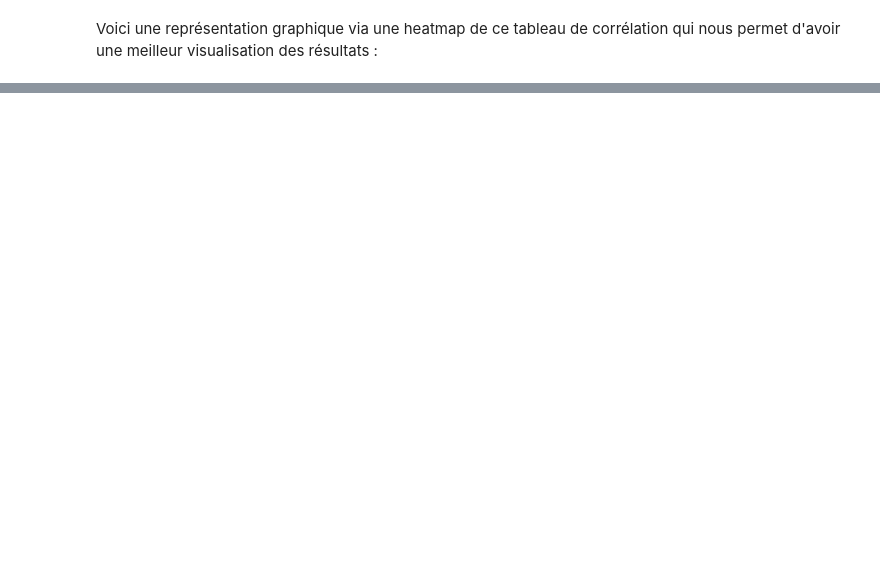
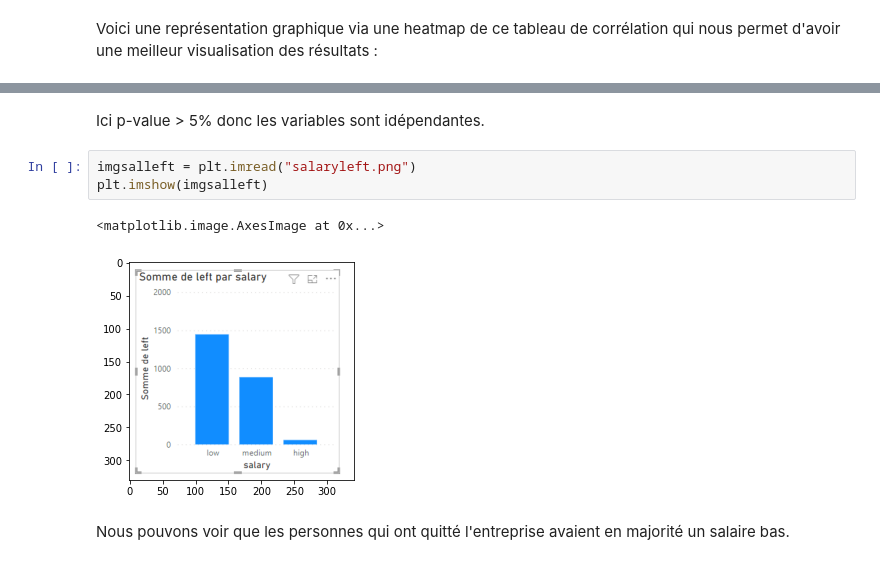
Before and after one commit to Gadeux/Projet-BI---Emma-et-Sarah, a Jupyter notebook: BI-Sarah et Emma.ipynb, the cells around one changed output, grey strips where cells are left out. Saved outputs shown, nothing was run; the diff lists cells and outputs as text; blank space fills up the shorter version.

```diff
--- a/BI-Sarah et Emma.ipynb
+++ b/BI-Sarah et Emma.ipynb
@@ -657,0 +684,10 @@ Afin de pouvoir comparer nos variables qualitatives nous allons utiliser la mét
+# %% [markdown]
+Ici p-value > 5% donc les variables sont idépendantes.
+# %%
+imgsalleft = plt.imread("salaryleft.png")
+plt.imshow(imgsalleft)
+# %% [output]
+<matplotlib.image.AxesImage at 0x...>
+[figure, added]
+# %% [markdown]
+Nous pouvons voir que les personnes qui ont quitté l'entreprise avaient en majorité un salaire bas.
```
Also changed, not shown: parts of 51 cells of this notebook.
